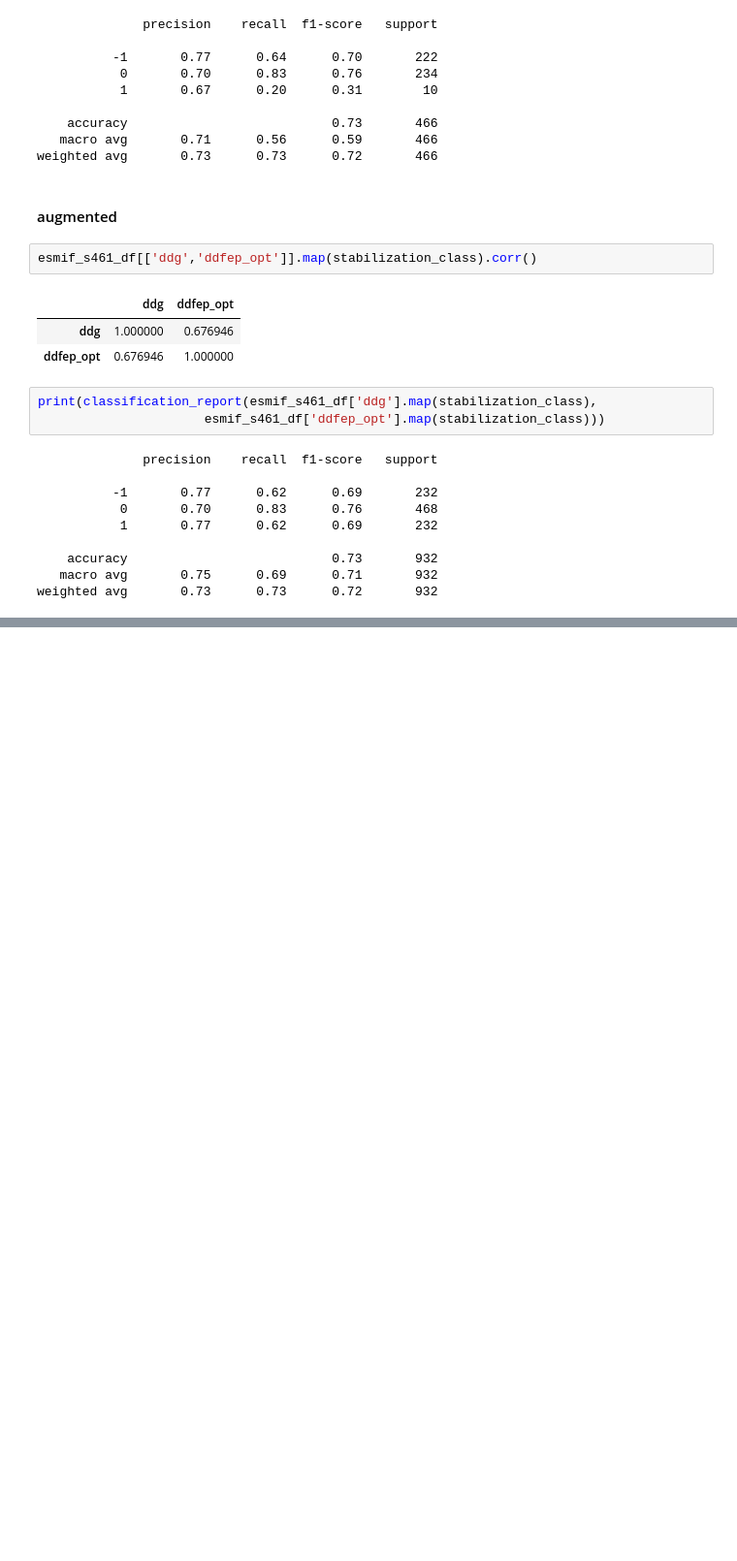
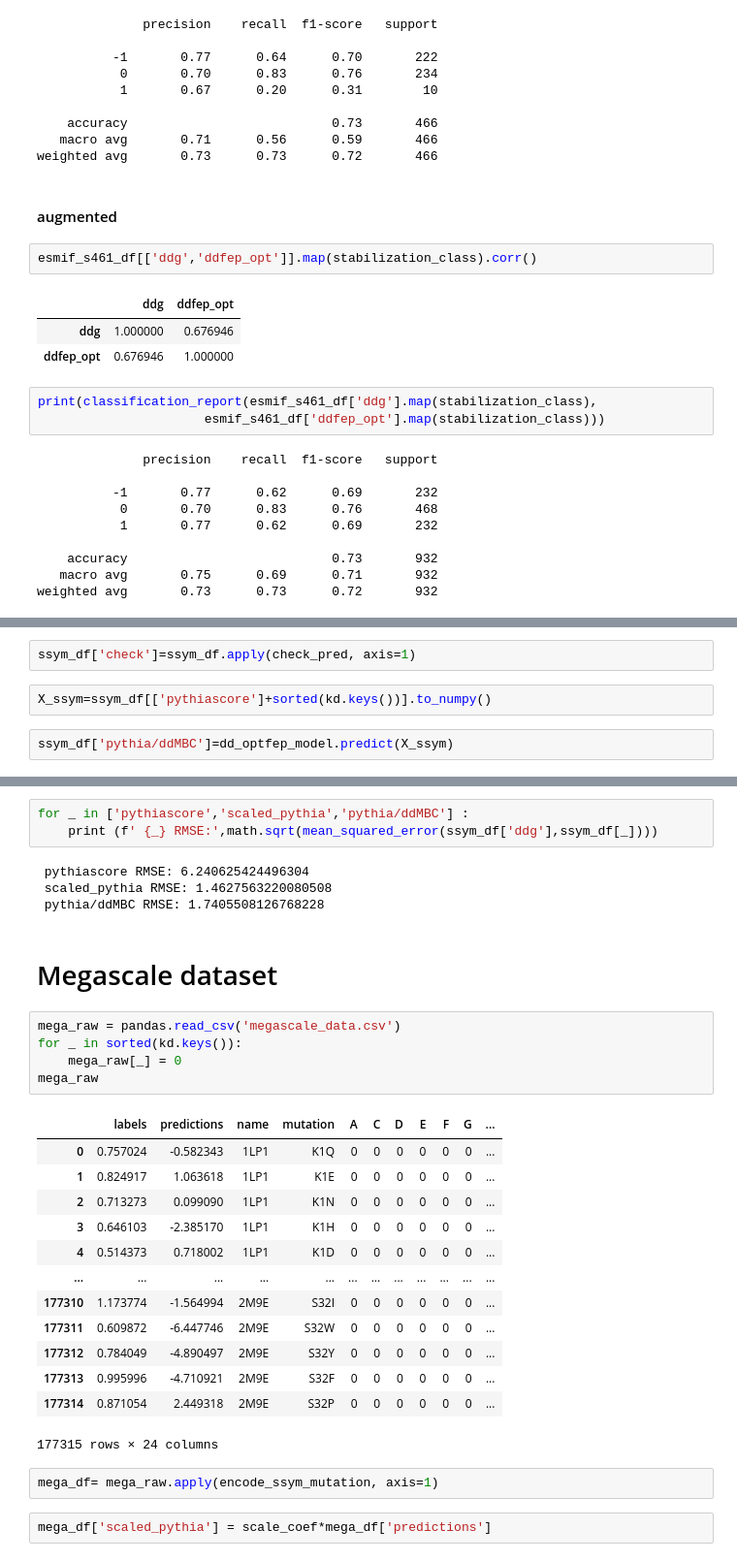
Before and after one commit to compbiomed-unito/ddMBC, a Jupyter notebook: Pythia/pythia_double.ipynb, the cells around one changed output, grey strips where cells are left out. Shown: that part at 97% size. Saved outputs shown, nothing was run; the diff lists cells and outputs as text; blank space fills up the shorter version.

```diff
--- a/Pythia/pythia_double.ipynb
+++ b/Pythia/pythia_double.ipynb
@@ -814,0 +907,6 @@ weighted avg       0.73      0.73      0.72       932
+# %%
+ssym_df['check']=ssym_df.apply(check_pred, axis=1)
+# %%
+X_ssym=ssym_df[['pythiascore']+sorted(kd.keys())].to_numpy()
+# %%
+ssym_df['pythia/ddMBC']=dd_optfep_model.predict(X_ssym)
@@ -814,0 +940,32 @@ weighted avg       0.73      0.73      0.72       932
+# %%
+for _ in ['pythiascore','scaled_pythia','pythia/ddMBC'] :
+    print (f' {_} RMSE:',math.sqrt(mean_squared_error(ssym_df['ddg'],ssym_df[_])))
+# %% [output]
+ pythiascore RMSE: 6.240625424496304
+ scaled_pythia RMSE: 1.4627563220080508
+ pythia/ddMBC RMSE: 1.7405508126768228
+# %% [markdown]
+# Megascale dataset
+# %%
+mega_raw = pandas.read_csv('megascale_data.csv')
+for _ in sorted(kd.keys()):
+    mega_raw[_] = 0
+mega_raw
+# %% [output]
+|  | labels | predictions | name | mutation | A | C | D | E | F | G | ... |
+| 0 | 0.757024 | -0.582343 | 1LP1 | K1Q | 0 | 0 | 0 | 0 | 0 | 0 | ... |
+| 1 | 0.824917 | 1.063618 | 1LP1 | K1E | 0 | 0 | 0 | 0 | 0 | 0 | ... |
+| 2 | 0.713273 | 0.099090 | 1LP1 | K1N | 0 | 0 | 0 | 0 | 0 | 0 | ... |
+| 3 | 0.646103 | -2.385170 | 1LP1 | K1H | 0 | 0 | 0 | 0 | 0 | 0 | ... |
+| 4 | 0.514373 | 0.718002 | 1LP1 | K1D | 0 | 0 | 0 | 0 | 0 | 0 | ... |
+| ... | ... | ... | ... | ... | ... | ... | ... | ... | ... | ... | ... |
+| 177310 | 1.173774 | -1.564994 | 2M9E | S32I | 0 | 0 | 0 | 0 | 0 | 0 | ... |
+| 177311 | 0.609872 | -6.447746 | 2M9E | S32W | 0 | 0 | 0 | 0 | 0 | 0 | ... |
+| 177312 | 0.784049 | -4.890497 | 2M9E | S32Y | 0 | 0 | 0 | 0 | 0 | 0 | ... |
+| 177313 | 0.995996 | -4.710921 | 2M9E | S32F | 0 | 0 | 0 | 0 | 0 | 0 | ... |
+| 177314 | 0.871054 | 2.449318 | 2M9E | S32P | 0 | 0 | 0 | 0 | 0 | 0 | ... |
+177315 rows × 24 columns
+# %%
+mega_df= mega_raw.apply(encode_ssym_mutation, axis=1)
+# %%
+mega_df['scaled_pythia'] = scale_coef*mega_df['predictions']
```
Also changed, not shown: parts of 40 cells of this notebook, 7 other files.
